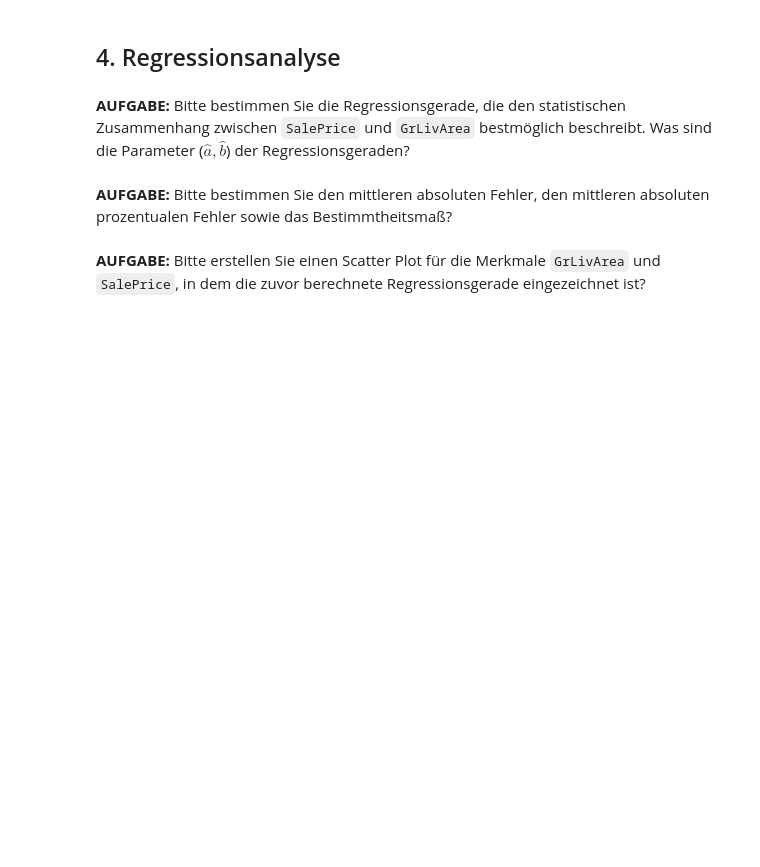
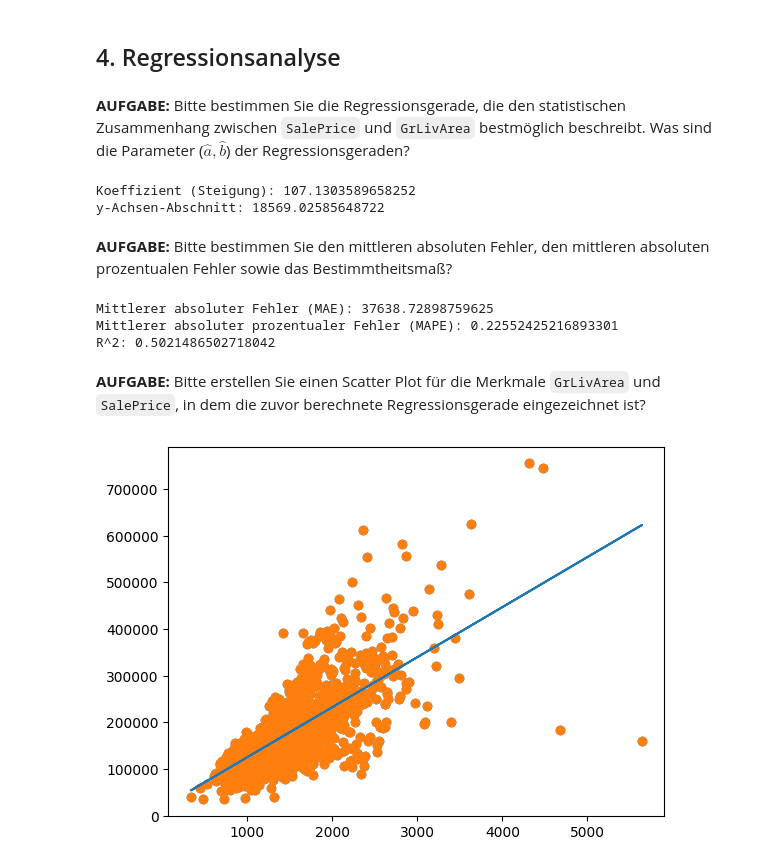
Before and after one commit to calebboa/calebboa, a Jupyter notebook: Deskriptive_Statistik.ipynb, the cells around one changed output. Cells and saved outputs as stored; diff of their text form; code cells hidden in the pictures; blank space fills up the shorter version.

```diff
--- a/Deskriptive_Statistik.ipynb
+++ b/Deskriptive_Statistik.ipynb
@@ -211,7 +211,36 @@ from sklearn.metrics import mean_absolute_error, mean_absolute_percentage_error,
 import matplotlib.pyplot as plt
 # %% [markdown]
 **AUFGABE:** Bitte bestimmen Sie die Regressionsgerade, die den statistischen Zusammenhang zwischen `SalePrice` und `GrLivArea` bestmöglich beschreibt. Was sind die Parameter ($\hat{a}, \hat{b}$) der Regressionsgeraden?
+# %%
+model = LinearRegression()
+model.fit(data[["GrLivArea"]], data["SalePrice"])
+print(f"Koeffizient (Steigung): {model.coef_[0]}")
+print(f"y-Achsen-Abschnitt: {model.intercept_}")
+# %% [output]
+Koeffizient (Steigung): 107.1303589658252
+y-Achsen-Abschnitt: 18569.02585648722
 # %% [markdown]
 **AUFGABE:** Bitte bestimmen Sie den mittleren absoluten Fehler, den mittleren absoluten prozentualen Fehler sowie das Bestimmtheitsmaß?
+# %%
+y_pred = model.predict(X)
+
+mae = mean_absolute_error(y, y_pred)
+mape = mean_absolute_percentage_error(y, y_pred)
+r2 = r2_score(y, y_pred)
+
+print("Mittlerer absoluter Fehler (MAE):", mae)
+print("Mittlerer absoluter prozentualer Fehler (MAPE):", mape)
+print("R^2:", r2)
+# %% [output]
+Mittlerer absoluter Fehler (MAE): 37638.72898759625
+Mittlerer absoluter prozentualer Fehler (MAPE): 0.22552425216893301
+R^2: 0.5021486502718042
 # %% [markdown]
 **AUFGABE:** Bitte erstellen Sie einen Scatter Plot für die Merkmale `GrLivArea` und `SalePrice`, in dem die zuvor berechnete Regressionsgerade eingezeichnet ist?
+# %%
+plt.scatter(X,y)
+plt.scatter(X, y)
+plt.plot(X, y_pred)
+plt.show()
+# %% [output]
+[figure, added]
```
